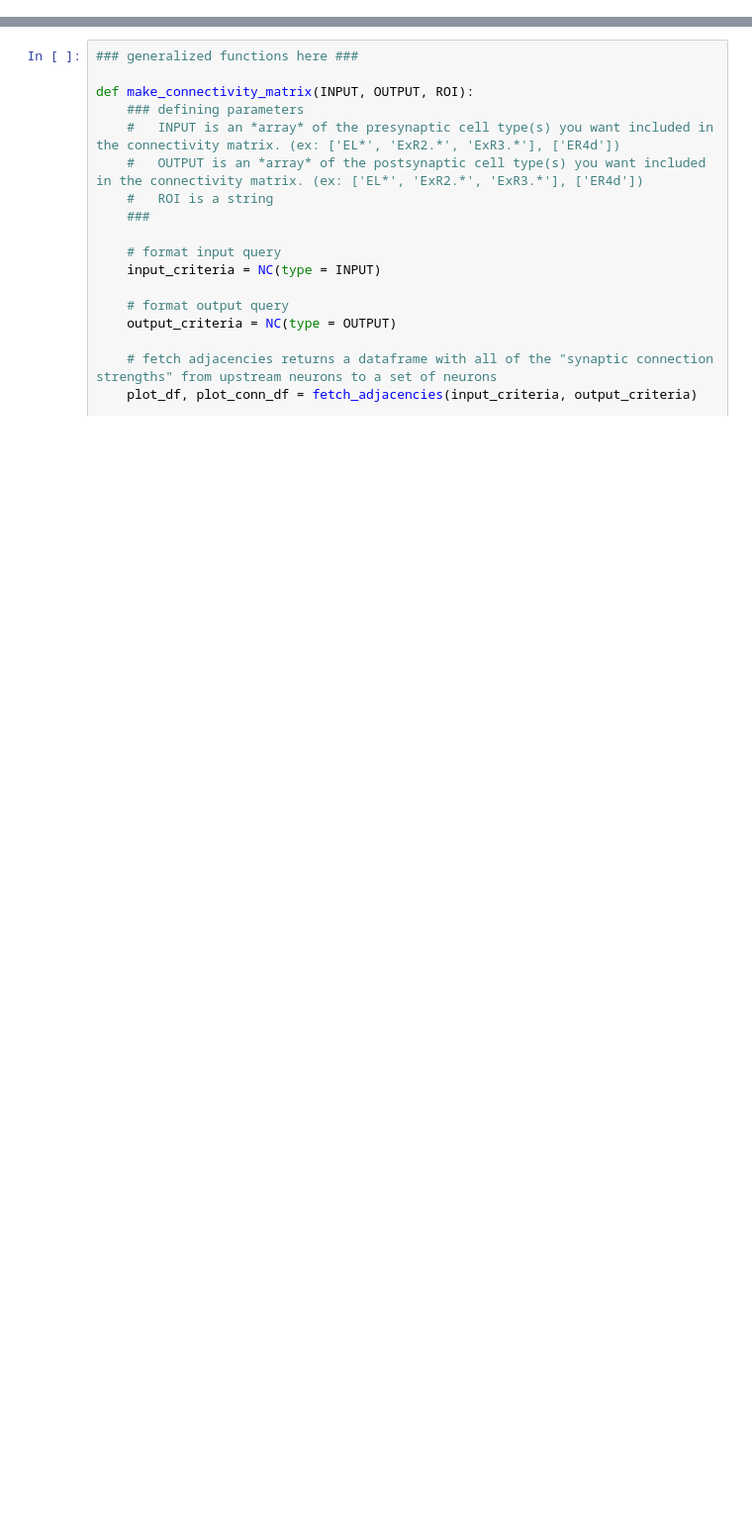
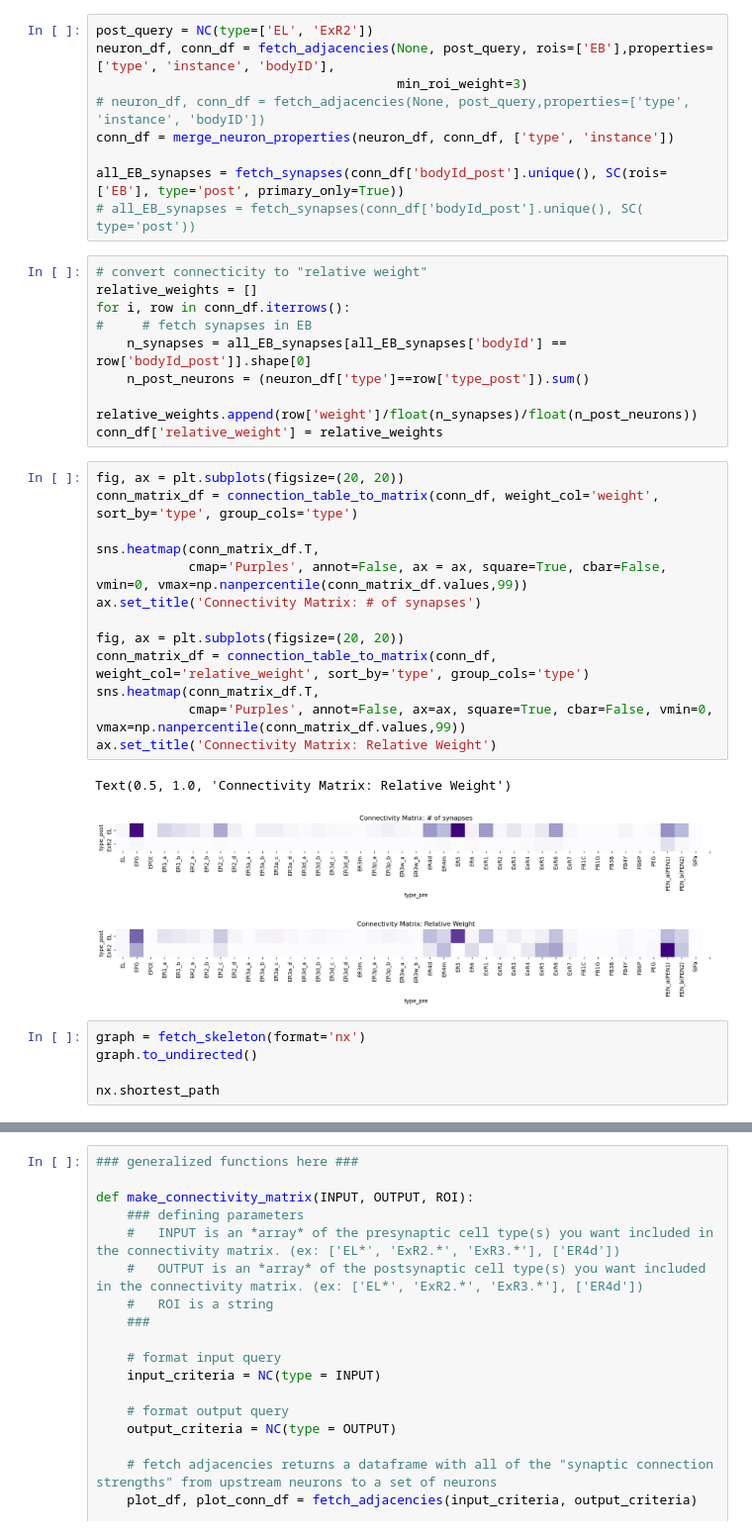
Before and after one commit to yfisher-lab/NeuromodPlasticity, a Jupyter notebook: Notebooks/connectomics_analysis/EL_connectomics.ipynb, the cells around one changed output, grey strips where cells are left out. Shown at 99% size. Saved outputs shown, nothing was run; the diff lists cells and outputs as text; blank space fills up the shorter version.

```diff
--- a/Notebooks/connectomics_analysis/EL_connectomics.ipynb
+++ b/Notebooks/connectomics_analysis/EL_connectomics.ipynb
@@ -31,0 +82,40 @@ from neuprint import Client
+# %%
+post_query = NC(type=['EL', 'ExR2'])
+neuron_df, conn_df = fetch_adjacencies(None, post_query, rois=['EB'],properties=['type', 'instance', 'bodyID'],
+                                       min_roi_weight=3)
+# neuron_df, conn_df = fetch_adjacencies(None, post_query,properties=['type', 'instance', 'bodyID'])
+conn_df = merge_neuron_properties(neuron_df, conn_df, ['type', 'instance'])
+
+all_EB_synapses = fetch_synapses(conn_df['bodyId_post'].unique(), SC(rois=['EB'], type='post', primary_only=True))
+# all_EB_synapses = fetch_synapses(conn_df['bodyId_post'].unique(), SC( type='post'))
+# %%
+# convert connecticity to "relative weight"
+relative_weights = []
+for i, row in conn_df.iterrows():
+#     # fetch synapses in EB
+    n_synapses = all_EB_synapses[all_EB_synapses['bodyId'] == row['bodyId_post']].shape[0]
+    n_post_neurons = (neuron_df['type']==row['type_post']).sum()
+    relative_weights.append(row['weight']/float(n_synapses)/float(n_post_neurons))
+conn_df['relative_weight'] = relative_weights
+# %%
+fig, ax = plt.subplots(figsize=(20, 20))
+conn_matrix_df = connection_table_to_matrix(conn_df, weight_col='weight', sort_by='type', group_cols='type')
+
+sns.heatmap(conn_matrix_df.T,
+            cmap='Purples', annot=False, ax = ax, square=True, cbar=False, vmin=0, vmax=np.nanpercentile(conn_matrix_df.values,99))
+ax.set_title('Connectivity Matrix: # of synapses')
+
+fig, ax = plt.subplots(figsize=(20, 20))
+conn_matrix_df = connection_table_to_matrix(conn_df, weight_col='relative_weight', sort_by='type', group_cols='type')
+sns.heatmap(conn_matrix_df.T,
+            cmap='Purples', annot=False, ax=ax, square=True, cbar=False, vmin=0, vmax=np.nanpercentile(conn_matrix_df.values,99))
+ax.set_title('Connectivity Matrix: Relative Weight')
+# %% [output]
+Text(0.5, 1.0, 'Connectivity Matrix: Relative Weight')
+[figure, added]
+[figure, added]
+# %%
+graph = fetch_skeleton(format='nx')
+graph.to_undirected()
+
+nx.shortest_path
```
Also changed, not shown: parts of 11 cells of this notebook.
